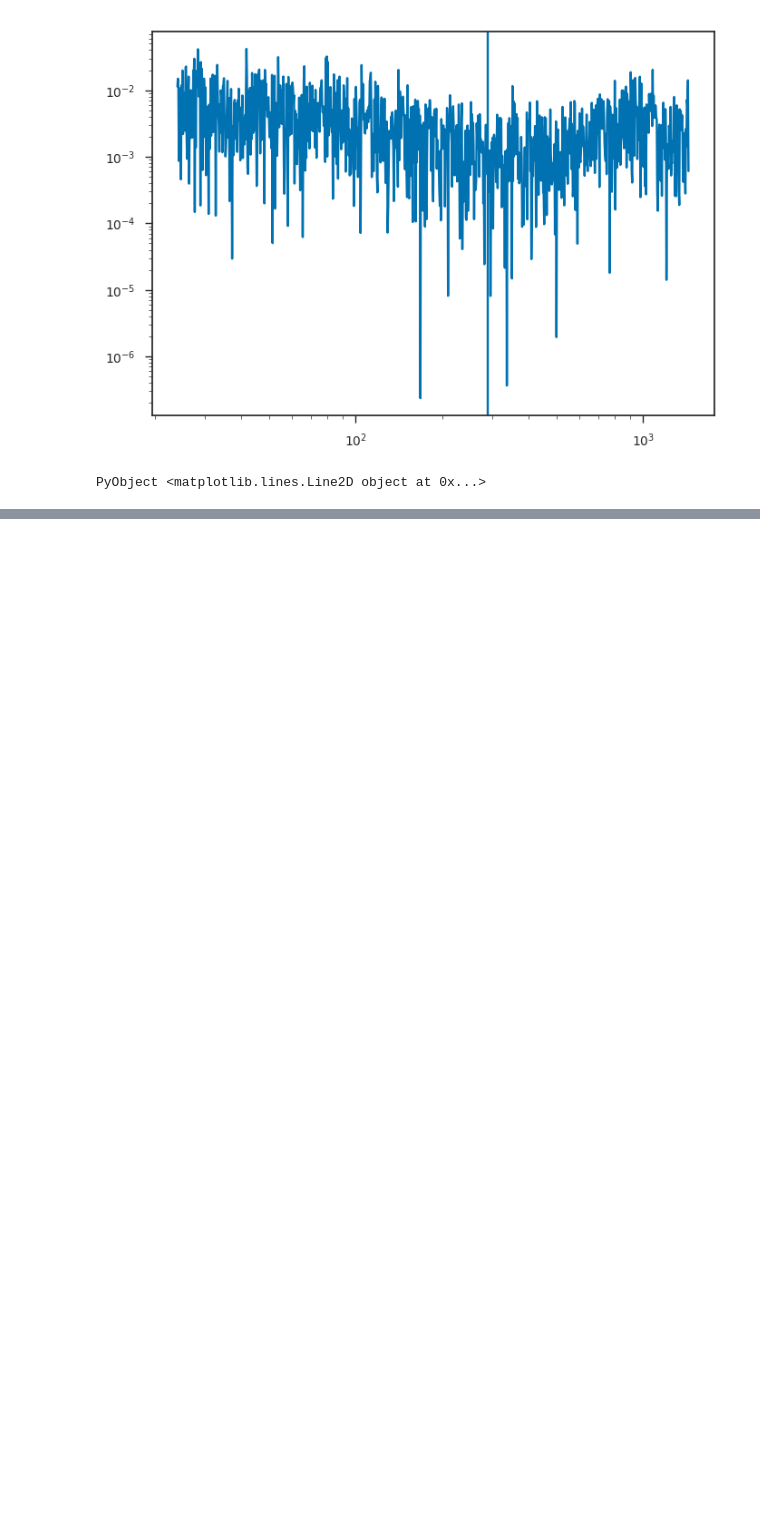
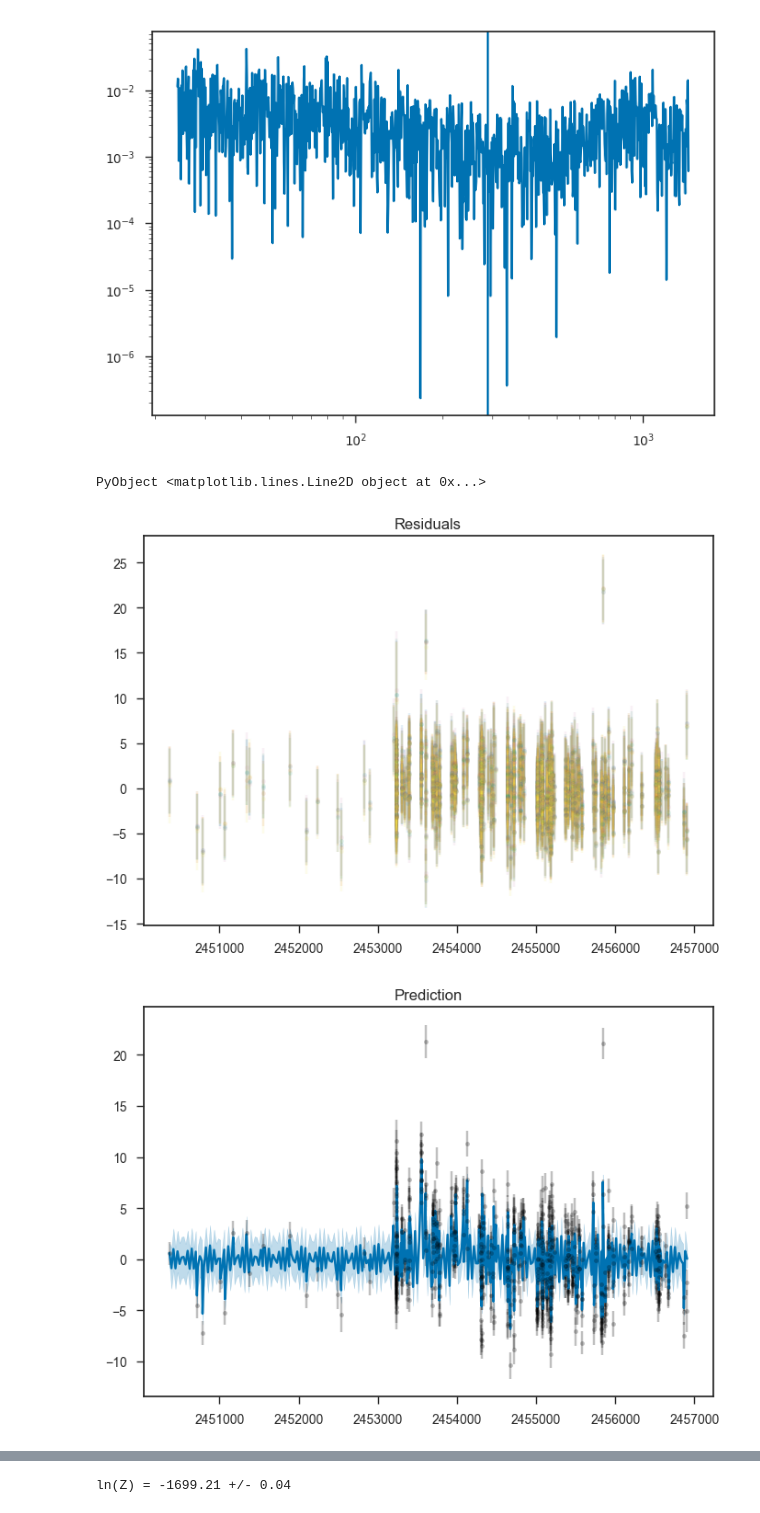
Before and after one commit to afcarl/hires, a Jupyter notebook: notebooks/NuMaxTest.ipynb, the cells around one changed output, grey strips where cells are left out. Cells and saved outputs as stored; diff of their text form; code cells hidden in the pictures; blank space fills up the shorter version.

```diff
--- a/notebooks/NuMaxTest.ipynb
+++ b/notebooks/NuMaxTest.ipynb
@@ -147,3 +147,8 @@ axvline(1.0/(5.0/24.0/60.0))
 # %% [output]
 [figure]
 PyObject <matplotlib.lines.Line2D object at 0x...>
+# %%
+postprocess_plots("../runs/HD1461/state-3-2.dat")
+# %% [output]
+[figure, added]
+[figure, added]
@@ -149,0 +156 @@ PyObject <matplotlib.lines.Line2D object at 0x...>
+ln(Z) = -1699.21 +/- 0.04
```
Also changed, not shown: parts of 2 cells of this notebook, 2 other files.
